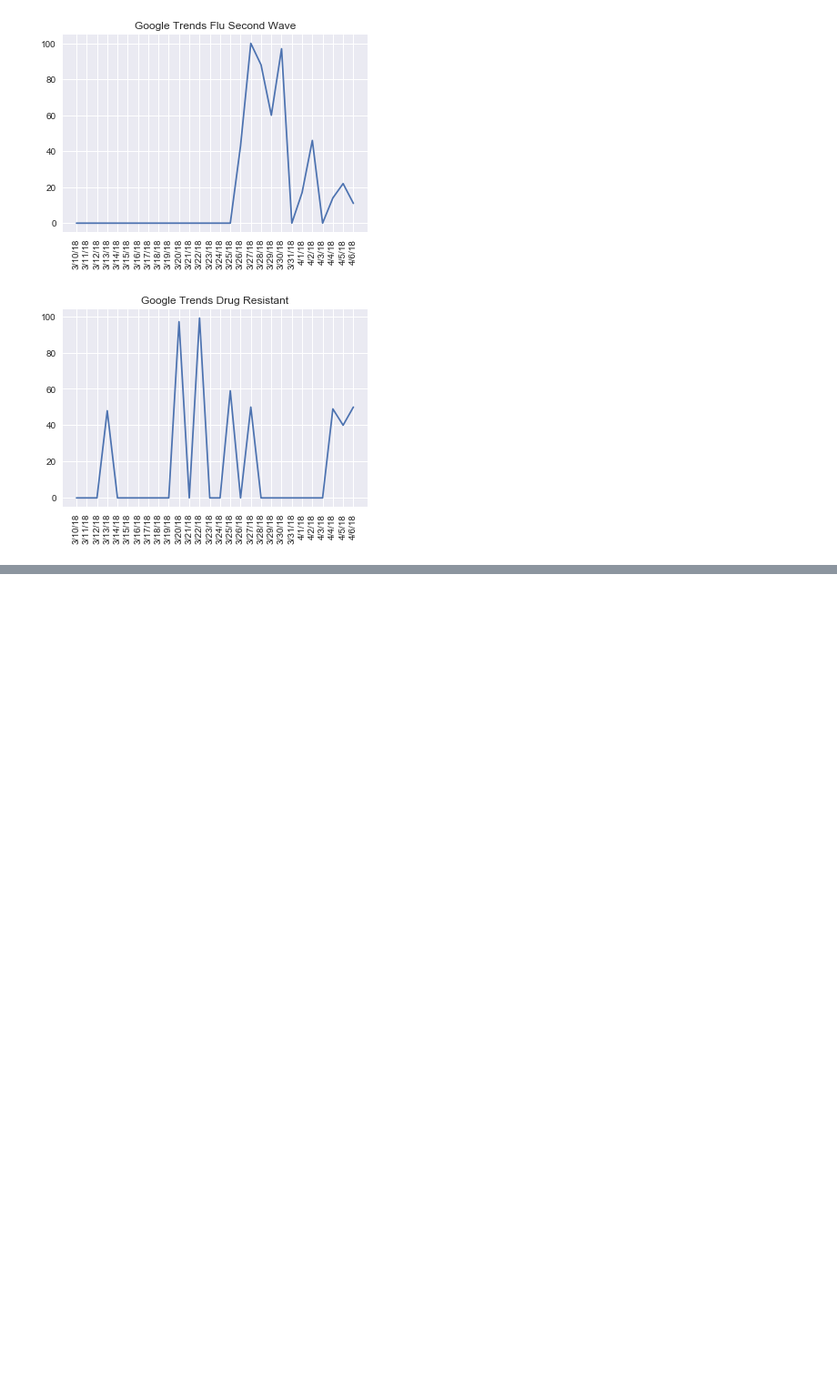
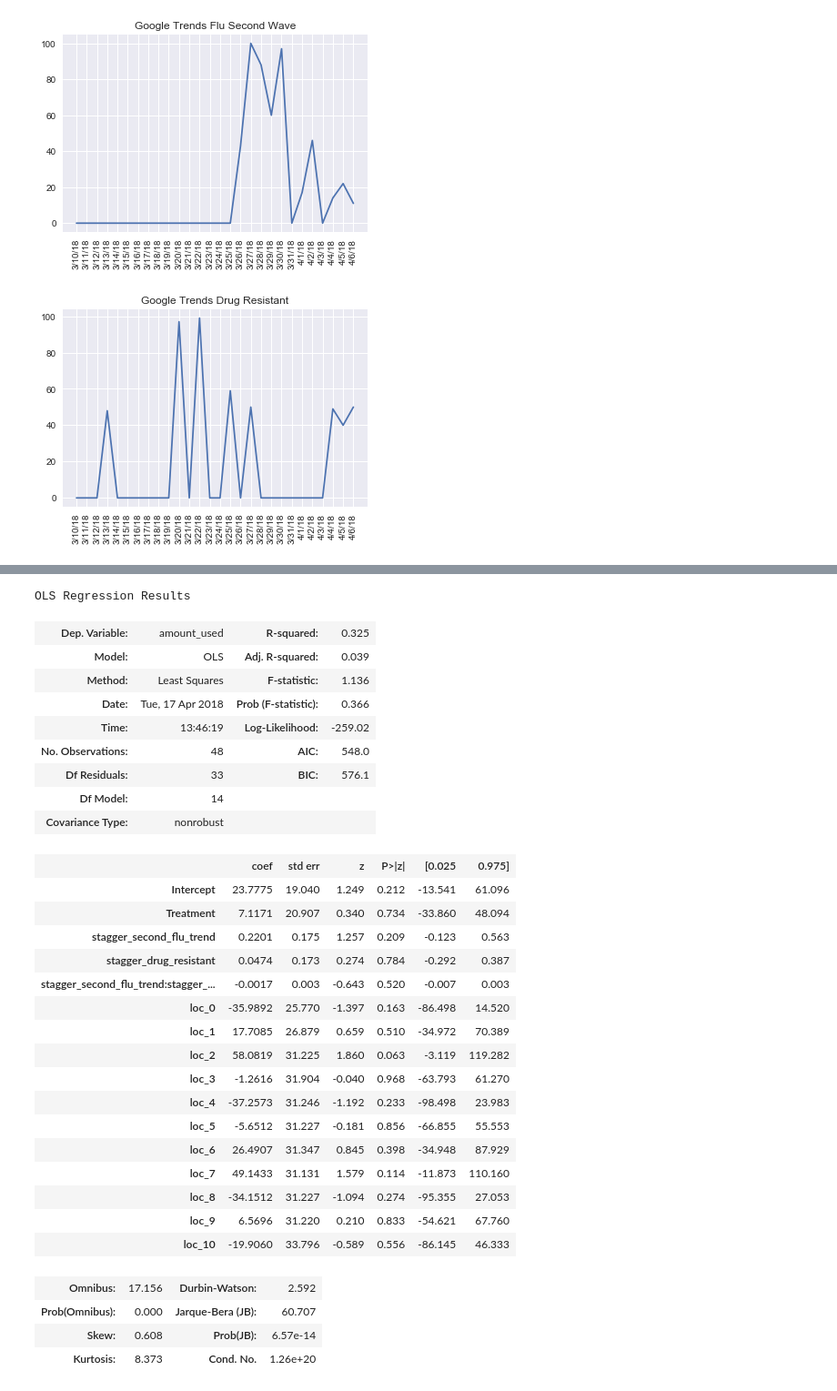
Before and after one commit to mathaholic/sanitization_habits_statistical_analysis, a Jupyter notebook: modeling/modeling_eda_nhaas.ipynb, the cells around one changed output, grey strips where cells are left out. Shown at 91% size. Cells and saved outputs as stored; diff of their text form; code cells hidden in the pictures; blank space fills up the shorter version.

```diff
--- a/modeling/modeling_eda_nhaas.ipynb
+++ b/modeling/modeling_eda_nhaas.ipynb
@@ -270,0 +437,11 @@ plt.show()
+# %%
+d_week = d_working.groupby(['week_number', 'Treatment', 'numeric_location']).sum()
+d_week.reset_index(inplace=True)
+d_week = d_week[['week_number', 'Treatment', 'numeric_location', 'amount_used',
+       'google_second_wave_trend', 'google_drug_resistant_trend',
+       'is_suspicious', 'stagger_second_flu_trend', 'stagger_drug_resistant']]
+
+loc_dum = pd.get_dummies(d_week['numeric_location'])
+loc_dum.columns = ['loc_%s' % (x) for x in loc_dum.columns.tolist()]
+d_working = pd.concat([d_week, loc_dum], axis = 1)
+d_working.head()
@@ -270,0 +537,42 @@ plt.show()
+# %%
+ols_revised = sm.ols(formula="amount_used ~ Treatment + stagger_second_flu_trend + stagger_drug_resistant\
+                            +  stagger_second_flu_trend * stagger_drug_resistant\
+                            + loc_0 + loc_1 + loc_2 + loc_3 + loc_4 + loc_5 + loc_6 + loc_7 \
+                            + loc_8 + loc_9 + loc_10",
+                                                        data=d_working).fit(
+#                                                         cov_type='cluster',
+#                                                         cov_kwds={'groups': d_working['numeric_location']},
+                                                         use_t=True)
+ols_revised.summary()
+# %% [output]
+OLS Regression Results
+| Dep. Variable: | amount_used | R-squared: | 0.325 |
+| Model: | OLS | Adj. R-squared: | 0.039 |
+| Method: | Least Squares | F-statistic: | 1.136 |
+| Date: | Tue, 17 Apr 2018 | Prob (F-statistic): | 0.366 |
+| Time: | 13:46:19 | Log-Likelihood: | -259.02 |
+| No. Observations: | 48 | AIC: | 548.0 |
+| Df Residuals: | 33 | BIC: | 576.1 |
+| Df Model: | 14 |  |  |
+| Covariance Type: | nonrobust |  |  |
+|  | coef | std err | z | P>|z| | [0.025 | 0.975] |
+| Intercept | 23.7775 | 19.040 | 1.249 | 0.212 | -13.541 | 61.096 |
+| Treatment | 7.1171 | 20.907 | 0.340 | 0.734 | -33.860 | 48.094 |
+| stagger_second_flu_trend | 0.2201 | 0.175 | 1.257 | 0.209 | -0.123 | 0.563 |
+| stagger_drug_resistant | 0.0474 | 0.173 | 0.274 | 0.784 | -0.292 | 0.387 |
+| stagger_second_flu_trend:stagger_... | -0.0017 | 0.003 | -0.643 | 0.520 | -0.007 | 0.003 |
+| loc_0 | -35.9892 | 25.770 | -1.397 | 0.163 | -86.498 | 14.520 |
+| loc_1 | 17.7085 | 26.879 | 0.659 | 0.510 | -34.972 | 70.389 |
+| loc_2 | 58.0819 | 31.225 | 1.860 | 0.063 | -3.119 | 119.282 |
+| loc_3 | -1.2616 | 31.904 | -0.040 | 0.968 | -63.793 | 61.270 |
+| loc_4 | -37.2573 | 31.246 | -1.192 | 0.233 | -98.498 | 23.983 |
+| loc_5 | -5.6512 | 31.227 | -0.181 | 0.856 | -66.855 | 55.553 |
+| loc_6 | 26.4907 | 31.347 | 0.845 | 0.398 | -34.948 | 87.929 |
+| loc_7 | 49.1433 | 31.131 | 1.579 | 0.114 | -11.873 | 110.160 |
+| loc_8 | -34.1512 | 31.227 | -1.094 | 0.274 | -95.355 | 27.053 |
+| loc_9 | 6.5696 | 31.220 | 0.210 | 0.833 | -54.621 | 67.760 |
+| loc_10 | -19.9060 | 33.796 | -0.589 | 0.556 | -86.145 | 46.333 |
+| Omnibus: | 17.156 | Durbin-Watson: | 2.592 |
+| Prob(Omnibus): | 0.000 | Jarque-Bera (JB): | 60.707 |
+| Skew: | 0.608 | Prob(JB): | 6.57e-14 |
+| Kurtosis: | 8.373 | Cond. No. | 1.26e+20 |
```
Also changed, not shown: parts of 16 cells of this notebook, 3 other files.
